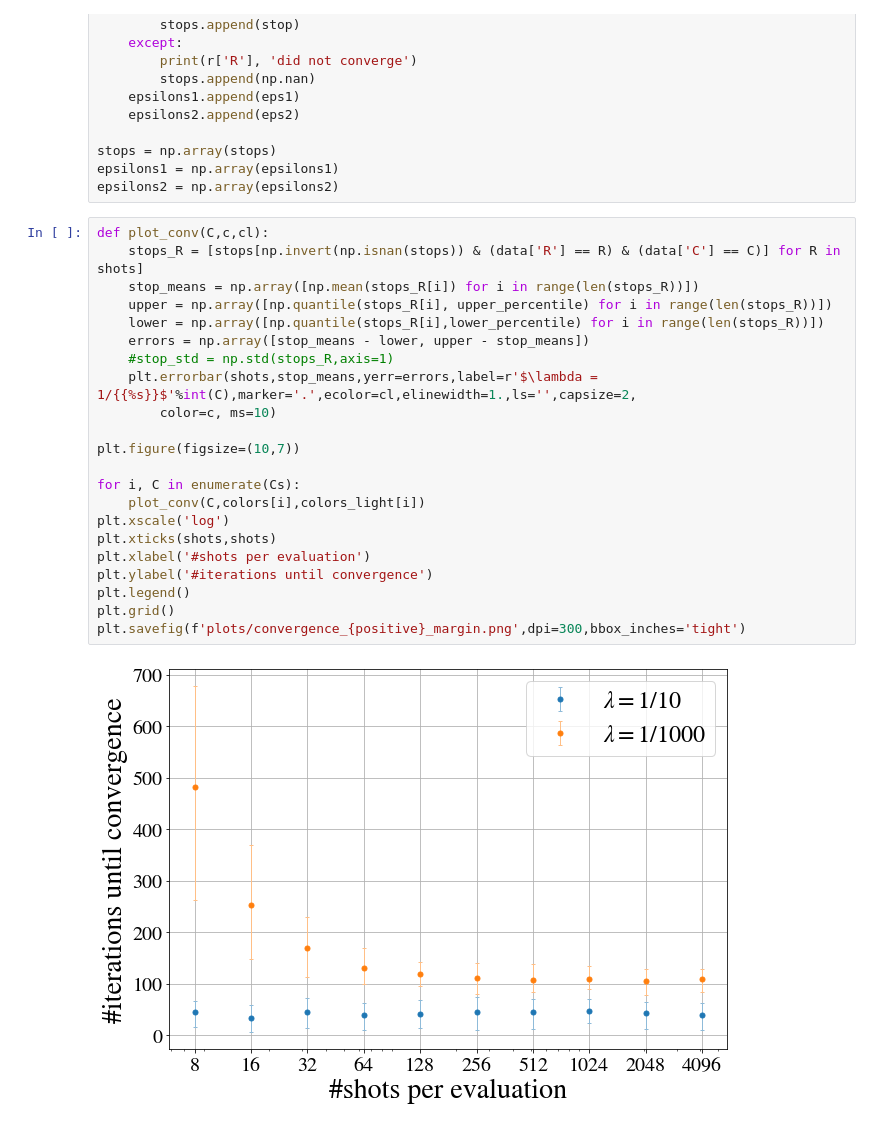
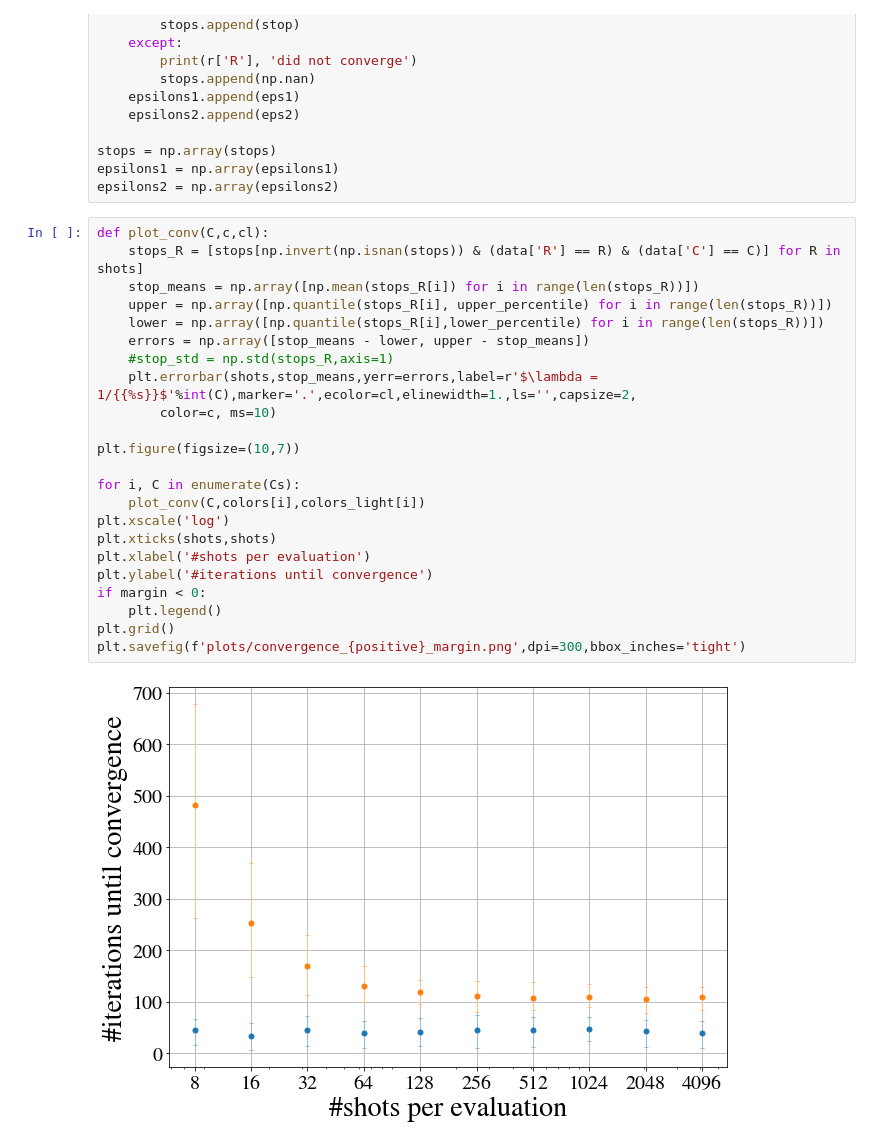
Before and after one commit to gentinettagian/complexity_of_qsvms, a Jupyter notebook: pegasos_qsvm/pegasos_exponent.ipynb, the cells around one changed output. Drawn from its saved outputs; the diff is of its cells as text.

```diff
--- a/pegasos_qsvm/pegasos_exponent.ipynb
+++ b/pegasos_qsvm/pegasos_exponent.ipynb
@@ -87,27 +87,28 @@ epsilons2 = np.array(epsilons2)
 # %%
 def plot_conv(C,c,cl):
     stops_R = [stops[np.invert(np.isnan(stops)) & (data['R'] == R) & (data['C'] == C)] for R in shots]
     stop_means = np.array([np.mean(stops_R[i]) for i in range(len(stops_R))])
     upper = np.array([np.quantile(stops_R[i], upper_percentile) for i in range(len(stops_R))])
     lower = np.array([np.quantile(stops_R[i],lower_percentile) for i in range(len(stops_R))])
     errors = np.array([stop_means - lower, upper - stop_means])
     #stop_std = np.std(stops_R,axis=1)
     plt.errorbar(shots,stop_means,yerr=errors,label=r'$\lambda = 1/{{%s}}$'%int(C),marker='.',ecolor=cl,elinewidth=1.,ls='',capsize=2,
         color=c, ms=10)
 
 plt.figure(figsize=(10,7))
 
 for i, C in enumerate(Cs):
     plot_conv(C,colors[i],colors_light[i])
 plt.xscale('log')
 plt.xticks(shots,shots)
 plt.xlabel('#shots per evaluation')
 plt.ylabel('#iterations until convergence')
-plt.legend()
+if margin < 0:
+    plt.legend()
 plt.grid()
 plt.savefig(f'plots/convergence_{positive}_margin.png',dpi=300,bbox_inches='tight')
 # %% [output]
-[figure, old version]
+[figure, new version]
 # %%
 def plot_epsilon_convergence(C,c,cl):
     epsilons_conv = np.zeros(len(epsilons2))
```
Also changed, not shown: parts of 1 cell of this notebook, 16 other files.
